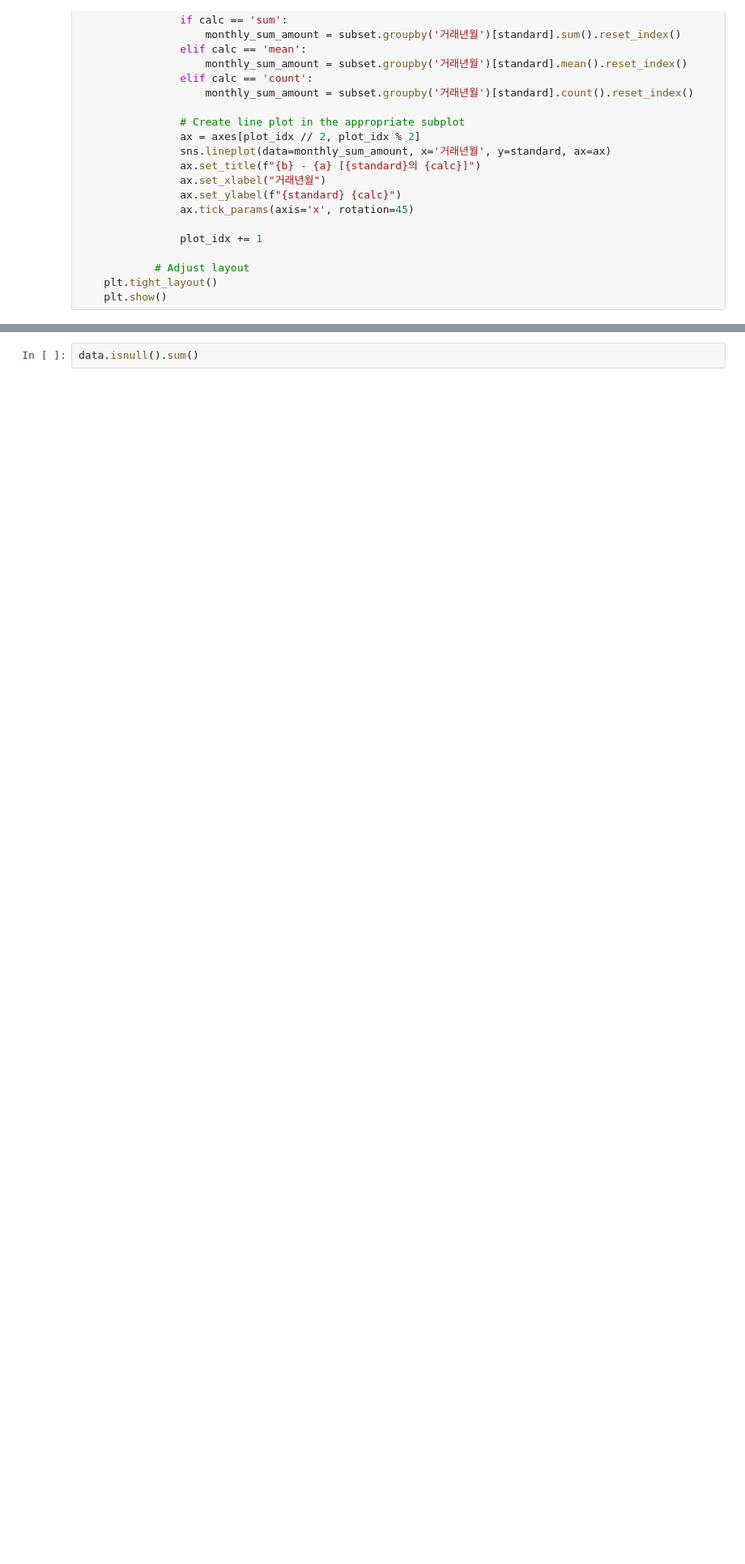
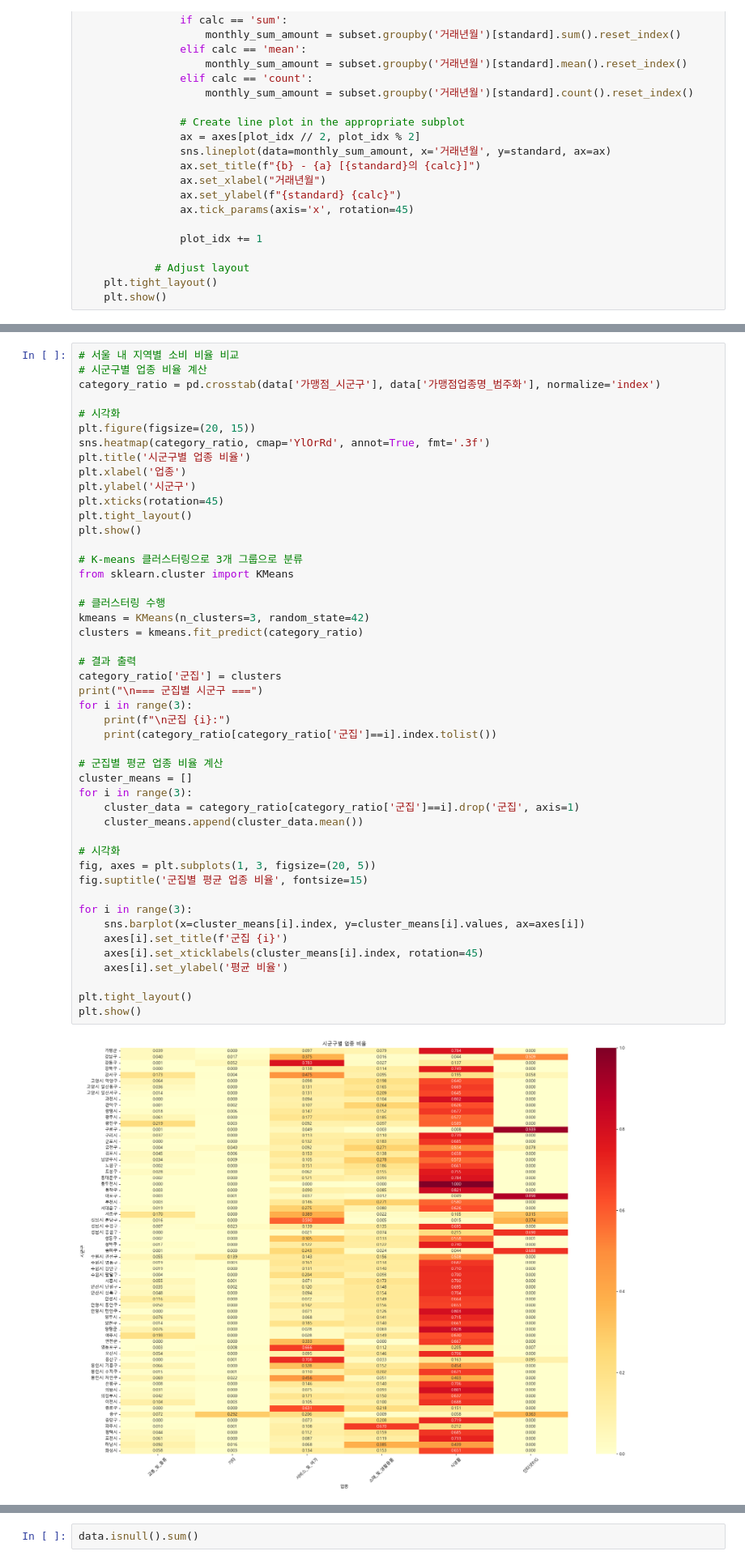
Before and after one commit to shs1018/iM_DiGital_Banker_academy, a Jupyter notebook: projects/iMBank_pj1/data_EDA.ipynb, the cells around one changed output, grey strips where cells are left out. Shown at 81% size. Cells and saved outputs as stored; diff of their text form; blank space fills up the shorter version.

```diff
--- a/projects/iMBank_pj1/data_EDA.ipynb
+++ b/projects/iMBank_pj1/data_EDA.ipynb
@@ -334,0 +311,49 @@ plot_age_gender_amount_2('연령대', '성별', calc = 'mean', standard='승인
+# %%
+# 서울 내 지역별 소비 비율 비교
+# 시군구별 업종 비율 계산
+category_ratio = pd.crosstab(data['가맹점_시군구'], data['가맹점업종명_범주화'], normalize='index')
+
+# 시각화
+plt.figure(figsize=(20, 15))
+sns.heatmap(category_ratio, cmap='YlOrRd', annot=True, fmt='.3f')
+plt.title('시군구별 업종 비율')
+plt.xlabel('업종')
+plt.ylabel('시군구')
+plt.xticks(rotation=45)
+plt.tight_layout()
+plt.show()
+
+# K-means 클러스터링으로 3개 그룹으로 분류
+from sklearn.cluster import KMeans
+
+# 클러스터링 수행
+kmeans = KMeans(n_clusters=3, random_state=42)
+clusters = kmeans.fit_predict(category_ratio)
+
+# 결과 출력
+category_ratio['군집'] = clusters
+print("\n=== 군집별 시군구 ===")
+for i in range(3):
+    print(f"\n군집 {i}:")
+    print(category_ratio[category_ratio['군집']==i].index.tolist())
+
+# 군집별 평균 업종 비율 계산
+cluster_means = []
+for i in range(3):
+    cluster_data = category_ratio[category_ratio['군집']==i].drop('군집', axis=1)
+    cluster_means.append(cluster_data.mean())
+
+# 시각화
+fig, axes = plt.subplots(1, 3, figsize=(20, 5))
+fig.suptitle('군집별 평균 업종 비율', fontsize=15)
+
+for i in range(3):
+    sns.barplot(x=cluster_means[i].index, y=cluster_means[i].values, ax=axes[i])
+    axes[i].set_title(f'군집 {i}')
+    axes[i].set_xticklabels(cluster_means[i].index, rotation=45)
+    axes[i].set_ylabel('평균 비율')
+
+plt.tight_layout()
+plt.show()
+# %% [output]
+[figure, added]
```
Also changed, not shown: parts of 11 cells of this notebook.
